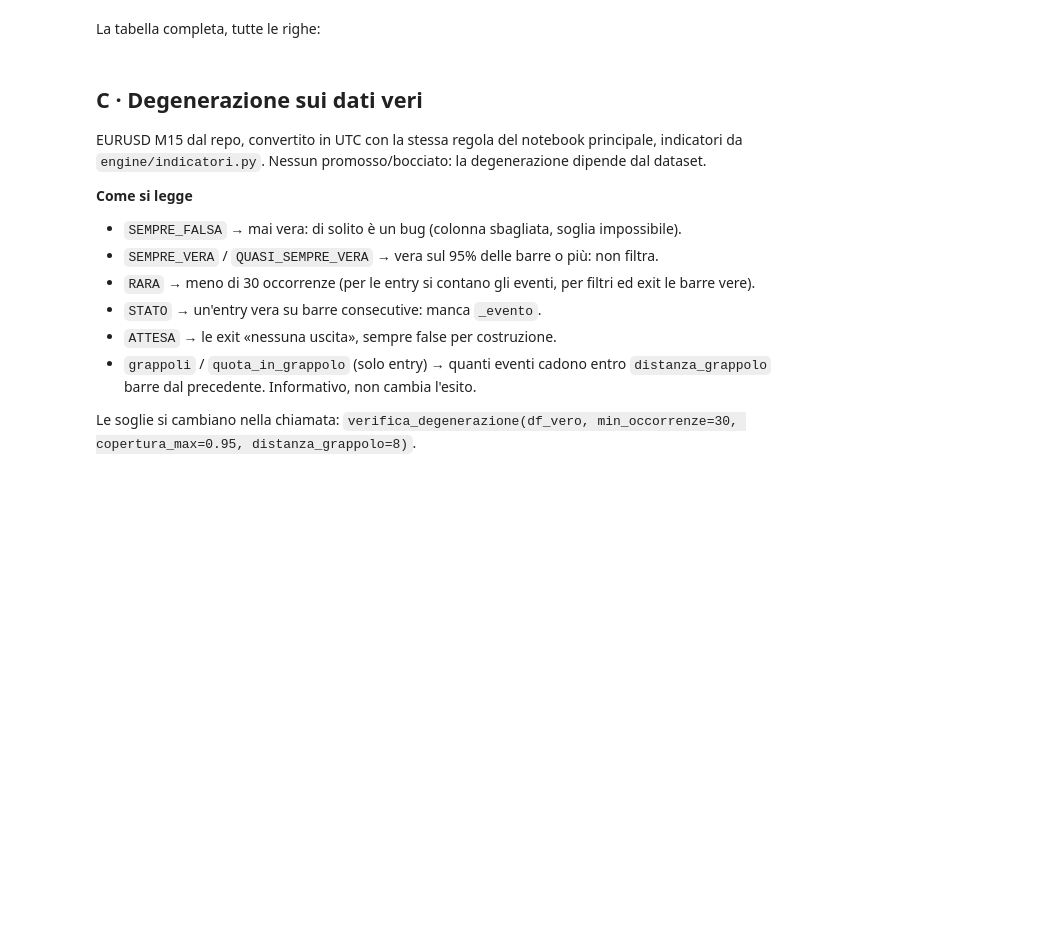
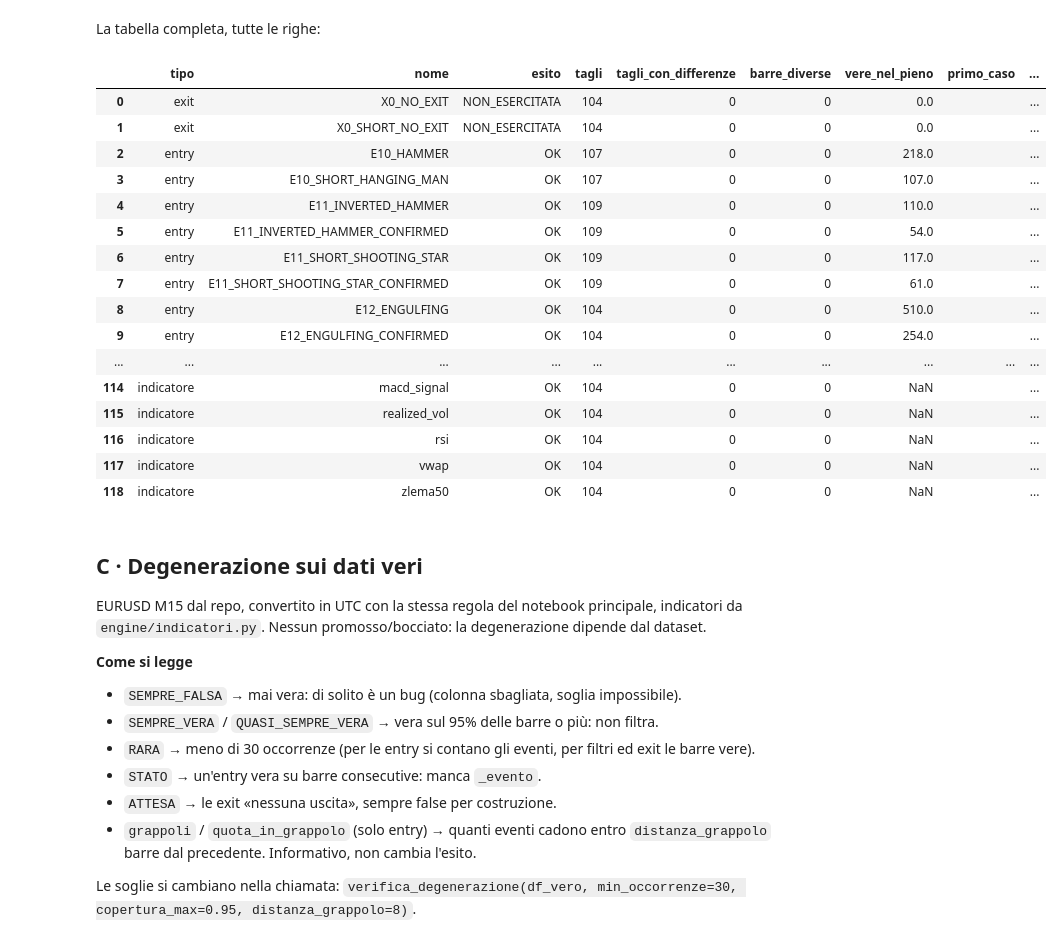
Before and after one commit to matti410/Trading-System-Creator_V4, a Jupyter notebook: Collaudo_Catalogo.ipynb, the cells around one changed output. Drawn from its saved outputs; the diff is of its cells as text; code cells hidden in the pictures; blank space fills up the shorter version.

```diff
--- a/Collaudo_Catalogo.ipynb
+++ b/Collaudo_Catalogo.ipynb
@@ -303,3 +300,23 @@ rep_b.to_csv('verifica_lookahead.csv')
+# %%
+rep_b
+# %% [output]
+|  | tipo | nome | esito | tagli | tagli_con_differenze | barre_diverse | vere_nel_pieno | primo_caso | ... |
+| 0 | exit | X0_NO_EXIT | NON_ESERCITATA | 104 | 0 | 0 | 0.0 |  | ... |
+| 1 | exit | X0_SHORT_NO_EXIT | NON_ESERCITATA | 104 | 0 | 0 | 0.0 |  | ... |
+| 2 | entry | E10_HAMMER | OK | 107 | 0 | 0 | 218.0 |  | ... |
+| 3 | entry | E10_SHORT_HANGING_MAN | OK | 107 | 0 | 0 | 107.0 |  | ... |
+| 4 | entry | E11_INVERTED_HAMMER | OK | 109 | 0 | 0 | 110.0 |  | ... |
+| 5 | entry | E11_INVERTED_HAMMER_CONFIRMED | OK | 109 | 0 | 0 | 54.0 |  | ... |
+| 6 | entry | E11_SHORT_SHOOTING_STAR | OK | 109 | 0 | 0 | 117.0 |  | ... |
+| 7 | entry | E11_SHORT_SHOOTING_STAR_CONFIRMED | OK | 109 | 0 | 0 | 61.0 |  | ... |
+| 8 | entry | E12_ENGULFING | OK | 104 | 0 | 0 | 510.0 |  | ... |
+| 9 | entry | E12_ENGULFING_CONFIRMED | OK | 104 | 0 | 0 | 254.0 |  | ... |
+| ... | ... | ... | ... | ... | ... | ... | ... | ... | ... |
+| 114 | indicatore | macd_signal | OK | 104 | 0 | 0 | NaN |  | ... |
+| 115 | indicatore | realized_vol | OK | 104 | 0 | 0 | NaN |  | ... |
+| 116 | indicatore | rsi | OK | 104 | 0 | 0 | NaN |  | ... |
+| 117 | indicatore | vwap | OK | 104 | 0 | 0 | NaN |  | ... |
+| 118 | indicatore | zlema50 | OK | 104 | 0 | 0 | NaN |  | ... |
 # %% [markdown]
 ## C · Degenerazione sui dati veri
 
```
Also changed, not shown: parts of 3 cells of this notebook.
